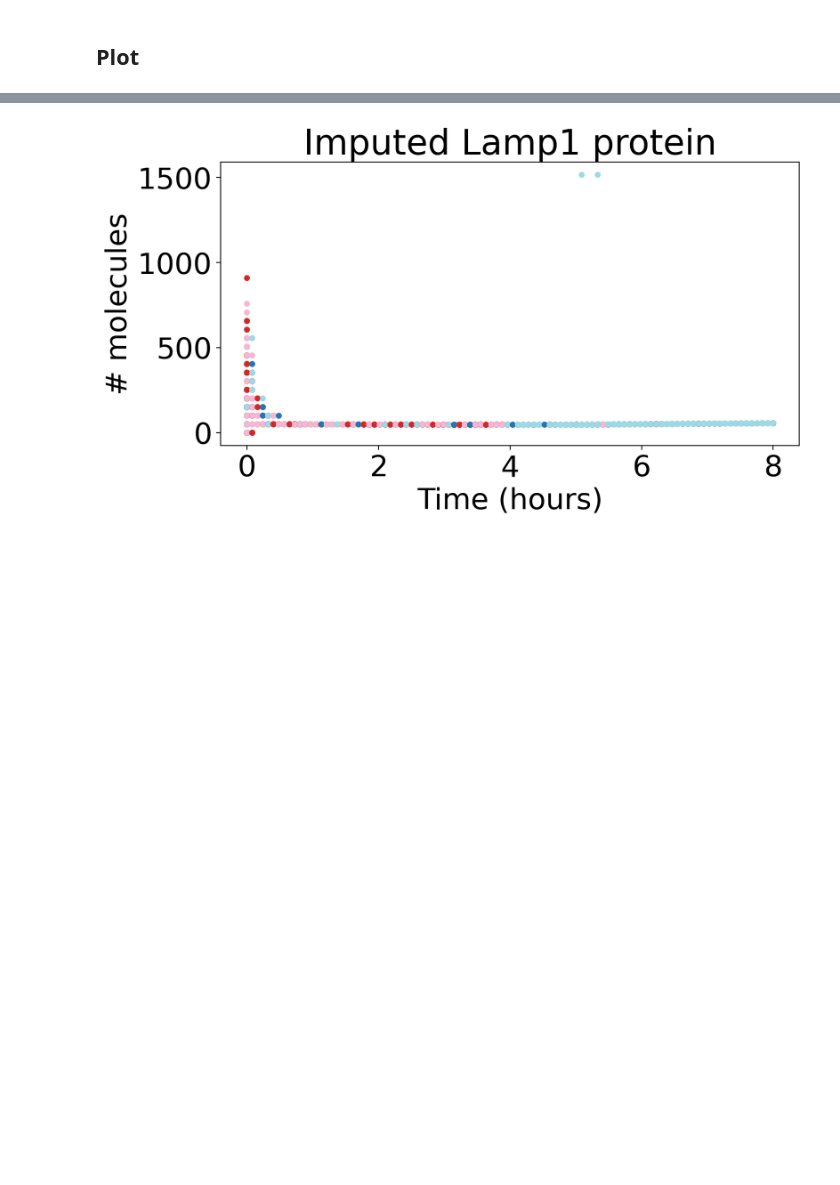
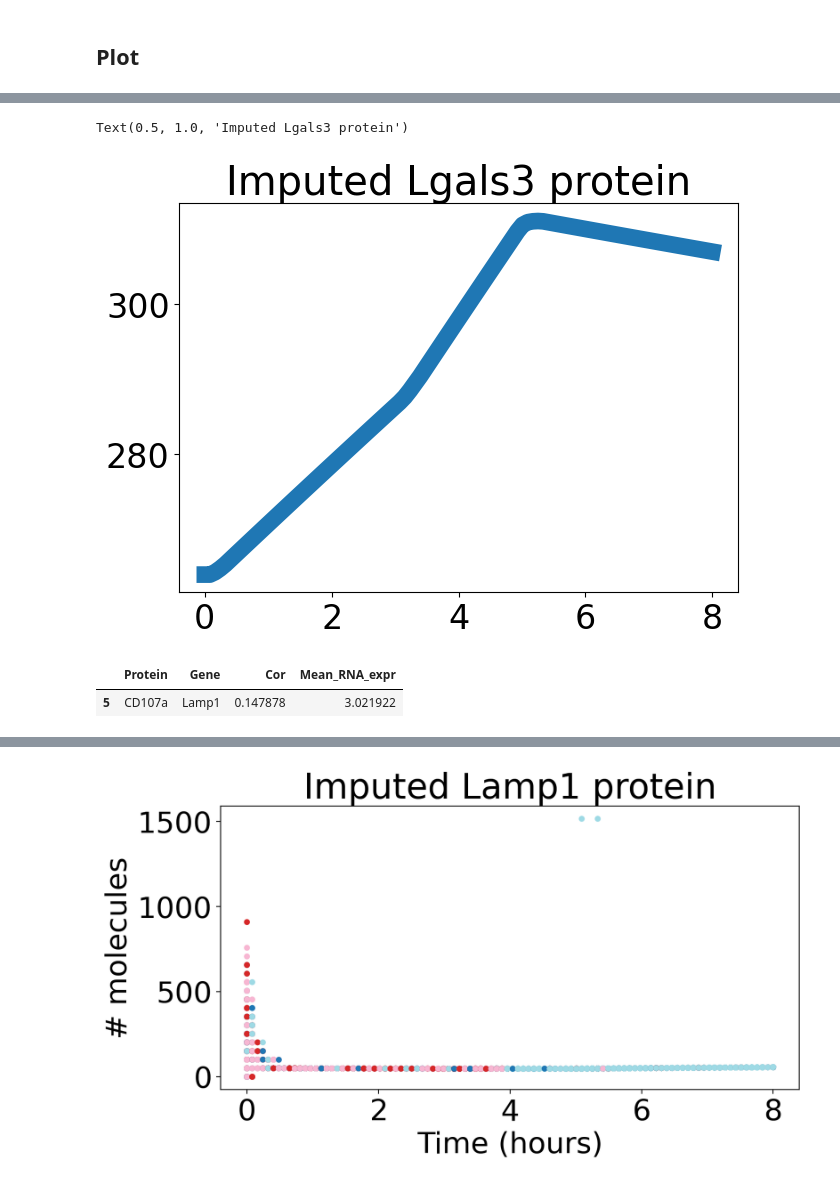
Before and after one commit to reliscu/chronocell_janssens_2025_preprint, a Jupyter notebook: 09_impute_protein_ideal.ipynb, the cells around one changed output, grey strips where cells are left out. Drawn from its saved outputs; the diff is of its cells as text; code cells hidden in the pictures; blank space fills up the shorter version.

```diff
--- a/09_impute_protein_ideal.ipynb
+++ b/09_impute_protein_ideal.ipynb
@@ -112,7 +131,5 @@ deg_rate_df
 # %%
-traj_genes = traj_genes.set_index("Gene_symbol", drop=False) # Trajectory object genes: make gene names index
-
 deg_rate_genes = deg_rate_df['Gene'].tolist() # List of genes with half-life data
 
 # Get index for which half life genes appear in X_bw_per_gene; index X_bw_per_gene in this order
-gene_order_idx = traj_genes.index.get_indexer(deg_rate_genes)
+gene_order_idx = pd.Index(traj_genes['Gene_symbol']).get_indexer(deg_rate_genes)
@@ -260,0 +314,11 @@ plt.ylim((80, 110))
+# %%
+plt.plot(t, P_imputed[:, gene_idx], label="Protein")
+plt.title(f"Imputed {gene} protein")
+# %% [output]
+Text(0.5, 1.0, 'Imputed Lgals3 protein')
+[figure, added]
+# %%
+orig_corr[orig_corr['Gene'] == gene]
+# %% [output]
+|  | Protein | Gene | Cor | Mean_RNA_expr |
+| 5 | CD107a | Lamp1 | 0.147878 | 3.021922 |
```
Also changed, not shown: parts of 26 cells of this notebook, 2 other files.
